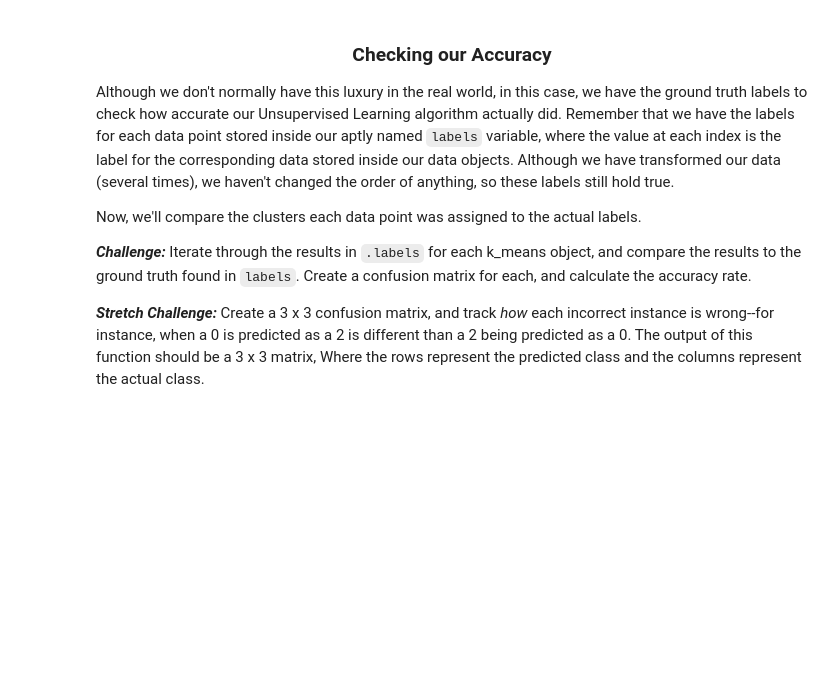
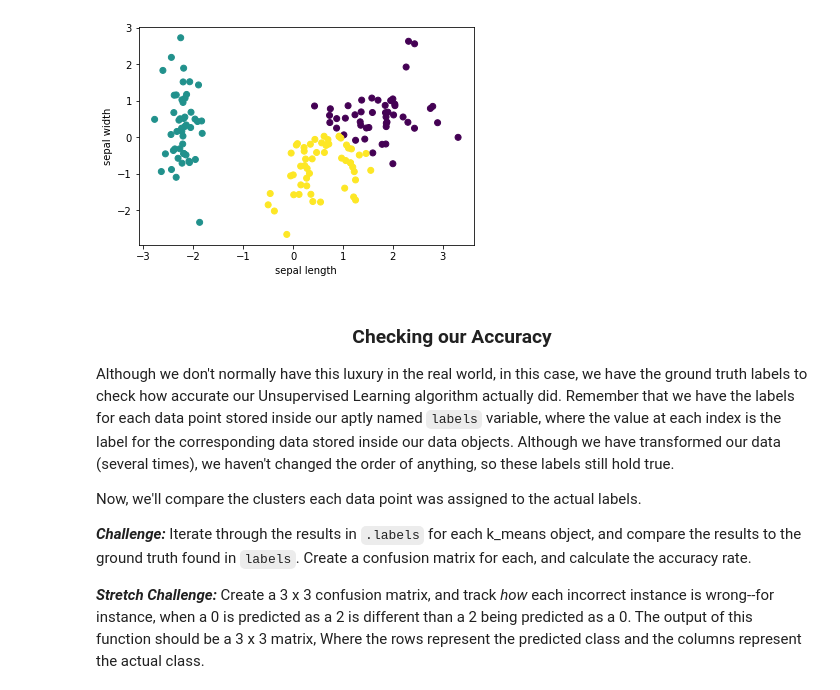
Before and after one commit to Jeffchiucp/MS-Machine-Learning, a Jupyter notebook: 06_K-Means_Clustering.ipynb, the cells around one changed output. Saved outputs shown, nothing was run; the diff lists cells and outputs as text; code cells hidden in the pictures; blank space fills up the shorter version.

```diff
--- a/06_K-Means_Clustering.ipynb
+++ b/06_K-Means_Clustering.ipynb
@@ -130,20 +135,29 @@ When you've finished, answer the following questions:
 # %%
 from sklearn.decomposition import PCA
 
+# Initialize a new PCA object
 pca = PCA()
 
 # Call pca.fit() on the data stored in 'scaled_data'.
+pca.fit(scaled_data)
 
 # Call pca.transform() on 'scaled_data' and store the results below.
-pca_data = None
+pca_data = pca.transform(scaled_data)
 
-# When you initialize the object below, make sure 'n_cluster=3'
-pca_k_means = None
+# Initialize KMeans() with 'n_cluster=3'
+pca_k_means = KMeans(n_clusters=3)
 
 # Fit the pca_k_means object to the data in 'pca_data'.
+cluster_data = pca_k_means.fit(pca_data)
 
 # Use the function you wrote above to visualize the results of the clustering across the first and second
-# Principal components in pca_data.
+# principal components in pca_data.
+iris_pair_graph(0, 1, pca_data, cluster_data)
+plt.show()
+# The labels on the graph are incorrect
+# The x-axis is the first principal component and the y-axis is the second principal component
+# %% [output]
+[figure, added]
 # %% [markdown]
 <center><h3>Checking our Accuracy</h3></center>
 
```
Also changed, not shown: parts of 3 cells of this notebook.
